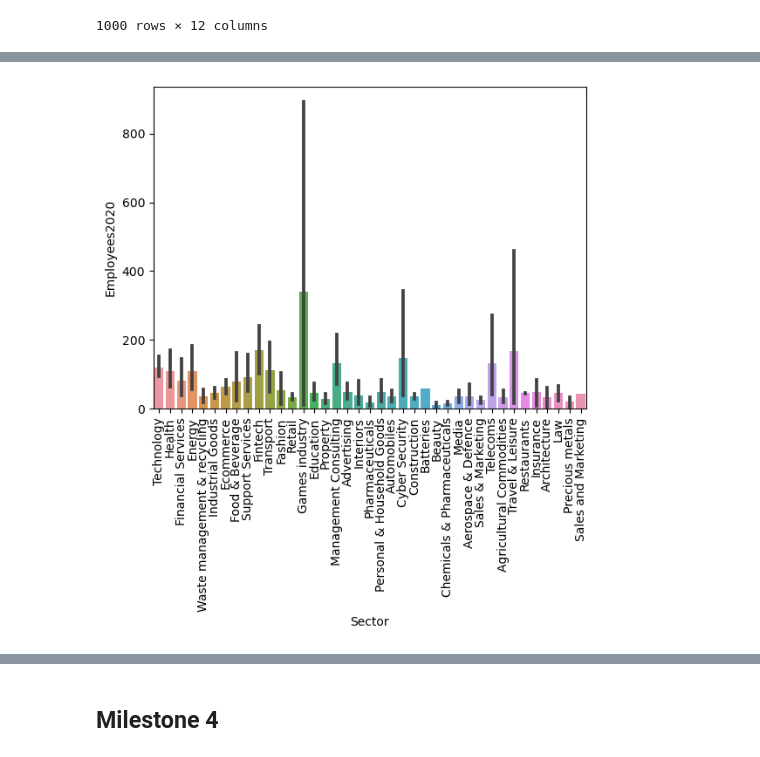
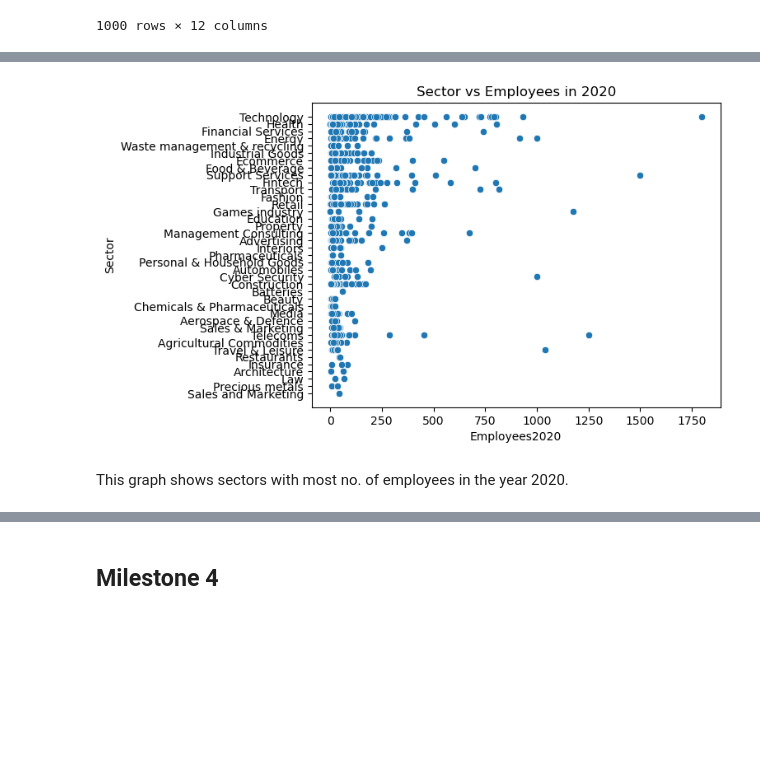
Before and after one commit to ubco-W2022T2-data301/project-group43, a Jupyter notebook: analysis/analysis3 2.ipynb, the cells around one changed output, grey strips where cells are left out. Drawn from its saved outputs; the diff is of its cells as text; code cells hidden in the pictures; blank space fills up the shorter version.

```diff
--- a/analysis/analysis3 2.ipynb
+++ b/analysis/analysis3 2.ipynb
@@ -77,9 +72,13 @@ None
 # %%
 ## Employees in 2020 vs Sector
-sns.barplot(data=df, x='Sector', y='Employees2020')
-plt.xticks(rotation=90)
+sns.scatterplot(data=df, x='Employees2020',y='Sector' )
+plt.xlabel('Employees2020')
+plt.ylabel('Sector')
+plt.title('Sector vs Employees in 2020')
 None
 # %% [output]
-[figure, old version]
+[figure, new version]
+# %% [markdown]
+This graph shows sectors with most no. of employees in the year 2020.
 # %%
 ## Employees in 2017 vs Sector
```
Also changed, not shown: parts of 20 cells of this notebook, 9 other files.
